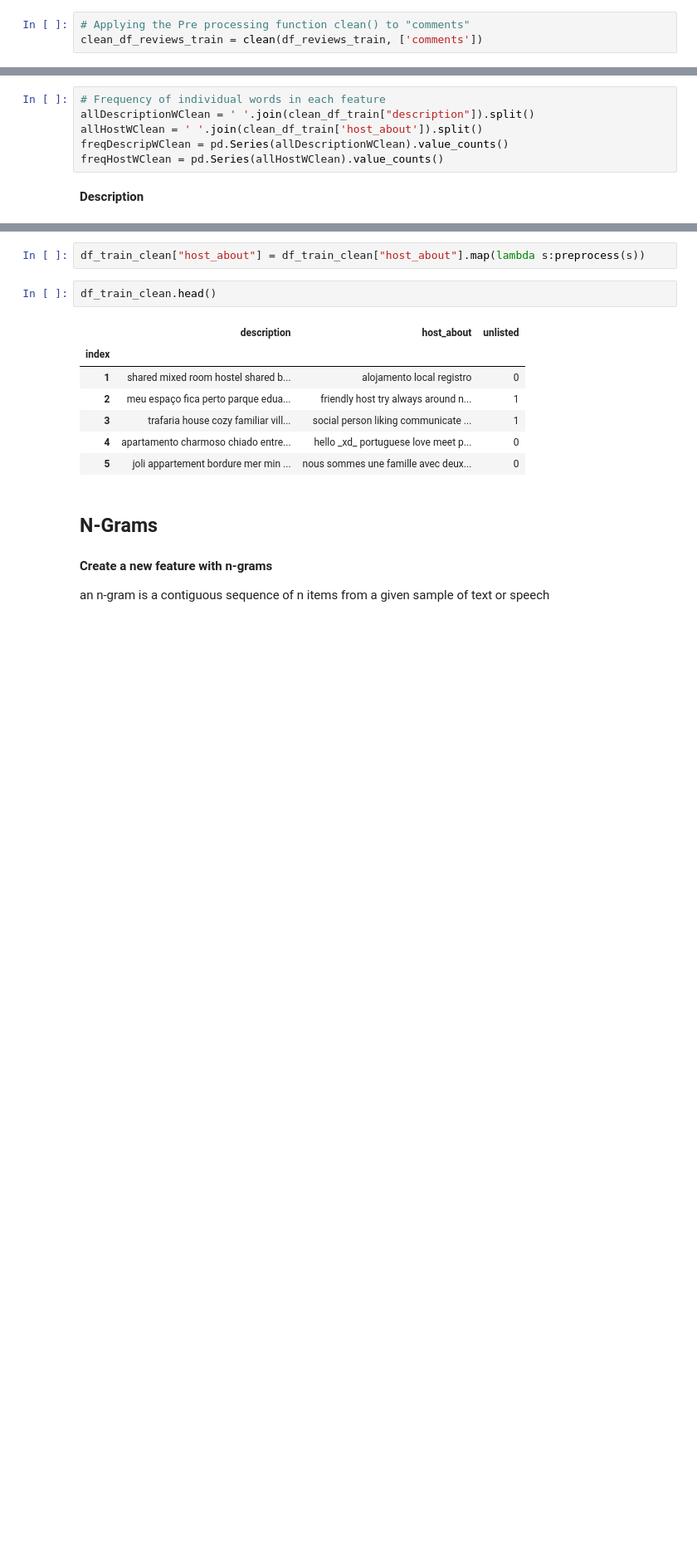
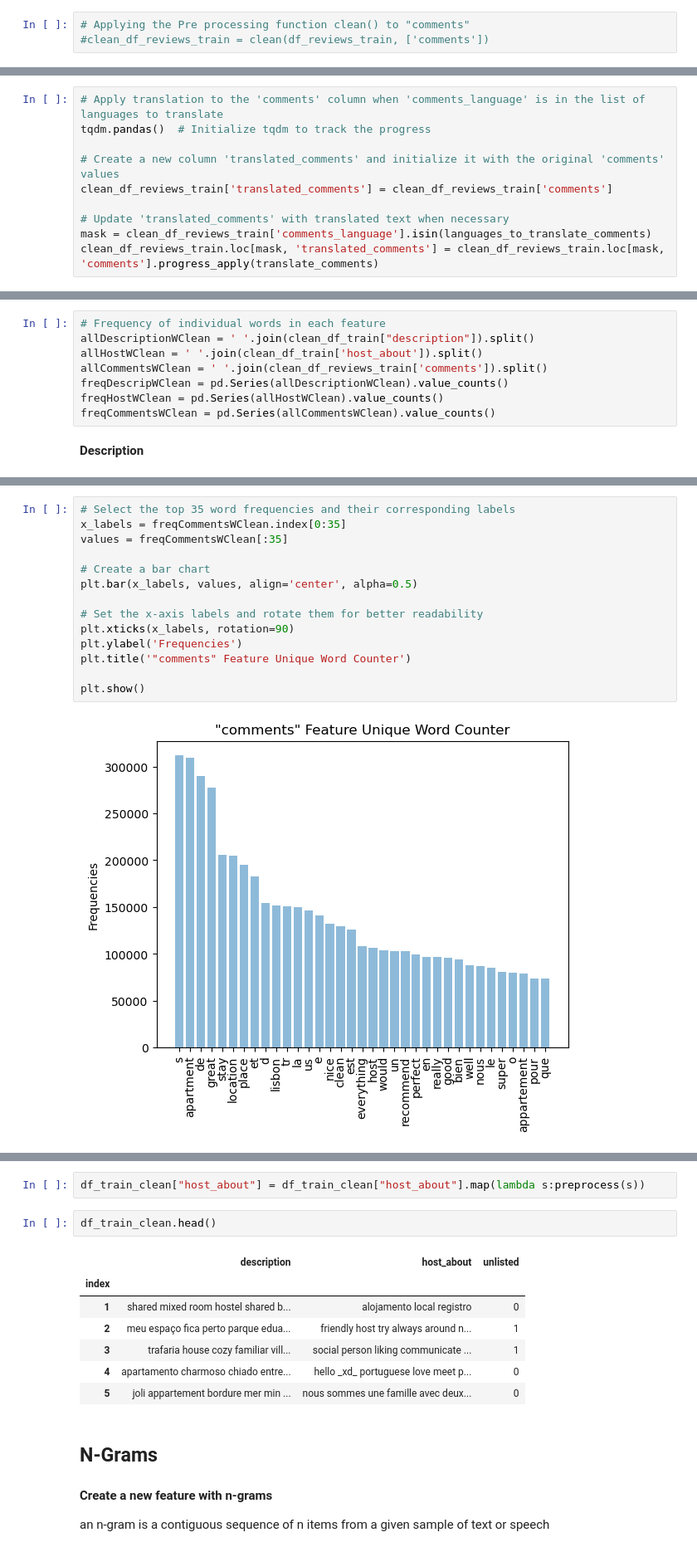
Before and after one commit to iryna-savchuk/TM_project, a Jupyter notebook: EDA.ipynb, the cells around one changed output, grey strips where cells are left out. Shown at 83% size. Cells and saved outputs as stored; diff of their text form; blank space fills up the shorter version.

```diff
--- a/EDA.ipynb
+++ b/EDA.ipynb
@@ -1044,6 +1062,6 @@ clean_df_train = clean(df_train, ['description','host_about'])
 # %%
 # Applying the Pre processing function clean() to "comments"
-clean_df_reviews_train = clean(df_reviews_train, ['comments'])
+#clean_df_reviews_train = clean(df_reviews_train, ['comments'])
 # %%
 #clean_df_train.head()
 clean_df_train.head()
@@ -1057,11 +1121,23 @@ clean_df_train.head()
+# %%
+# Apply translation to the 'comments' column when 'comments_language' is in the list of languages to translate
+tqdm.pandas()  # Initialize tqdm to track the progress
+
+# Create a new column 'translated_comments' and initialize it with the original 'comments' values
+clean_df_reviews_train['translated_comments'] = clean_df_reviews_train['comments']
+
+# Update 'translated_comments' with translated text when necessary
+mask = clean_df_reviews_train['comments_language'].isin(languages_to_translate_comments)
+clean_df_reviews_train.loc[mask, 'translated_comments'] = clean_df_reviews_train.loc[mask, 'comments'].progress_apply(translate_comments)
 # %% [markdown]
 ### Comparing clean datasets with original
 # %%
 # Frequency of individual words in each feature
 allDescriptionWClean = ' '.join(clean_df_train["description"]).split()
 allHostWClean = ' '.join(clean_df_train['host_about']).split()
+allCommentsWClean = ' '.join(clean_df_reviews_train['comments']).split()
 freqDescripWClean = pd.Series(allDescriptionWClean).value_counts()
 freqHostWClean = pd.Series(allHostWClean).value_counts()
+freqCommentsWClean = pd.Series(allCommentsWClean).value_counts()
 # %% [markdown]
 **Description**
 # %%
@@ -1114,0 +1213,16 @@ def preprocess(sentence, remove_punctuation=False, remove_stopwords=False, norma
+# %%
+# Select the top 35 word frequencies and their corresponding labels
+x_labels = freqCommentsWClean.index[0:35]
+values = freqCommentsWClean[:35]
+
+# Create a bar chart
+plt.bar(x_labels, values, align='center', alpha=0.5)
+
+# Set the x-axis labels and rotate them for better readability
+plt.xticks(x_labels, rotation=90)
+plt.ylabel('Frequencies')
+plt.title('"comments" Feature Unique Word Counter')
+
+plt.show()
+# %% [output]
+[figure, added]
```
Also changed, not shown: parts of 39 cells of this notebook.
